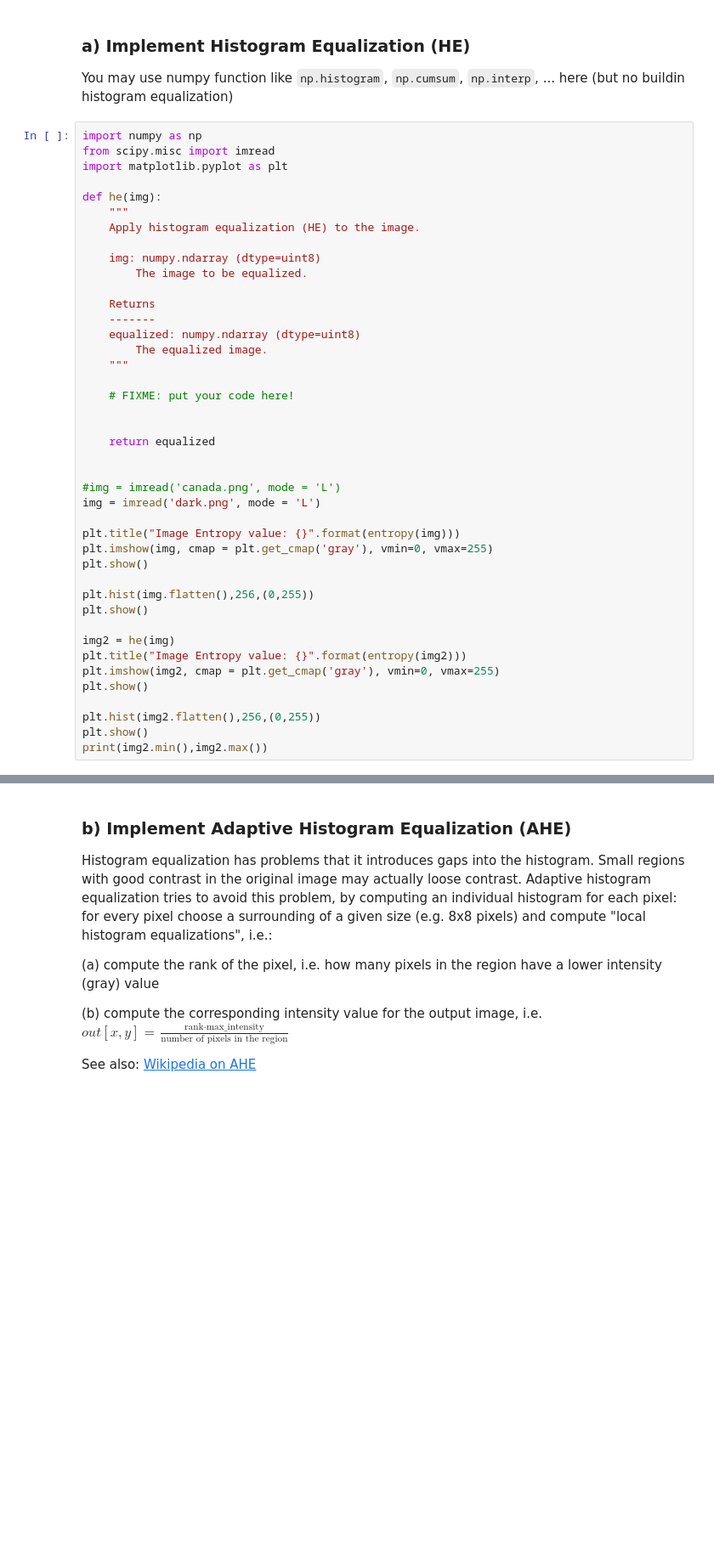
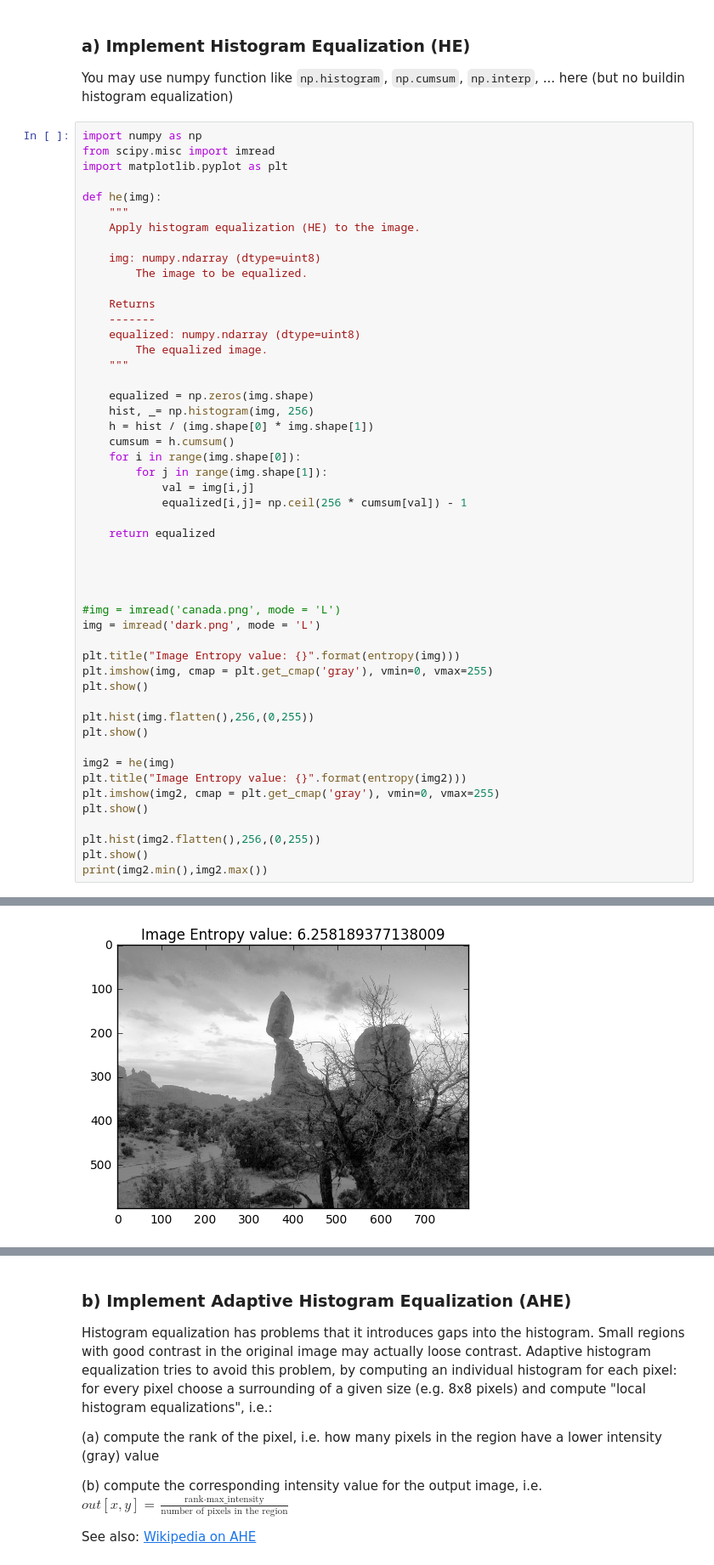
Before and after one commit to themightyoarfish/Computer-Vision, a Jupyter notebook: Exercise2/sheet02.ipynb, the cells around one changed output, grey strips where cells are left out. Shown at 85% size. Saved outputs shown, nothing was run; the diff lists cells and outputs as text; blank space fills up the shorter version.

```diff
--- a/Exercise2/sheet02.ipynb
+++ b/Exercise2/sheet02.ipynb
@@ -206,10 +207,18 @@ def he(img):
         The equalized image.
     """
 
-    # FIXME: put your code here!
+    equalized = np.zeros(img.shape)
+    hist, _= np.histogram(img, 256)
+    h = hist / (img.shape[0] * img.shape[1])
+    cumsum = h.cumsum()
+    for i in range(img.shape[0]):
+        for j in range(img.shape[1]):
+            val = img[i,j]
+            equalized[i,j]= np.ceil(256 * cumsum[val]) - 1
+
+    return equalized
 
 
-    return equalized
 
 
 #img = imread('canada.png', mode = 'L')
@@ -230,3 +239,4 @@ plt.show()
 plt.hist(img2.flatten(),256,(0,255))
 plt.show()
 print(img2.min(),img2.max())
+# %% [output]
@@ -232,0 +245 @@ print(img2.min(),img2.max())
+[figure, added]
```
Also changed, not shown: parts of 2 cells of this notebook, 1 other file.
